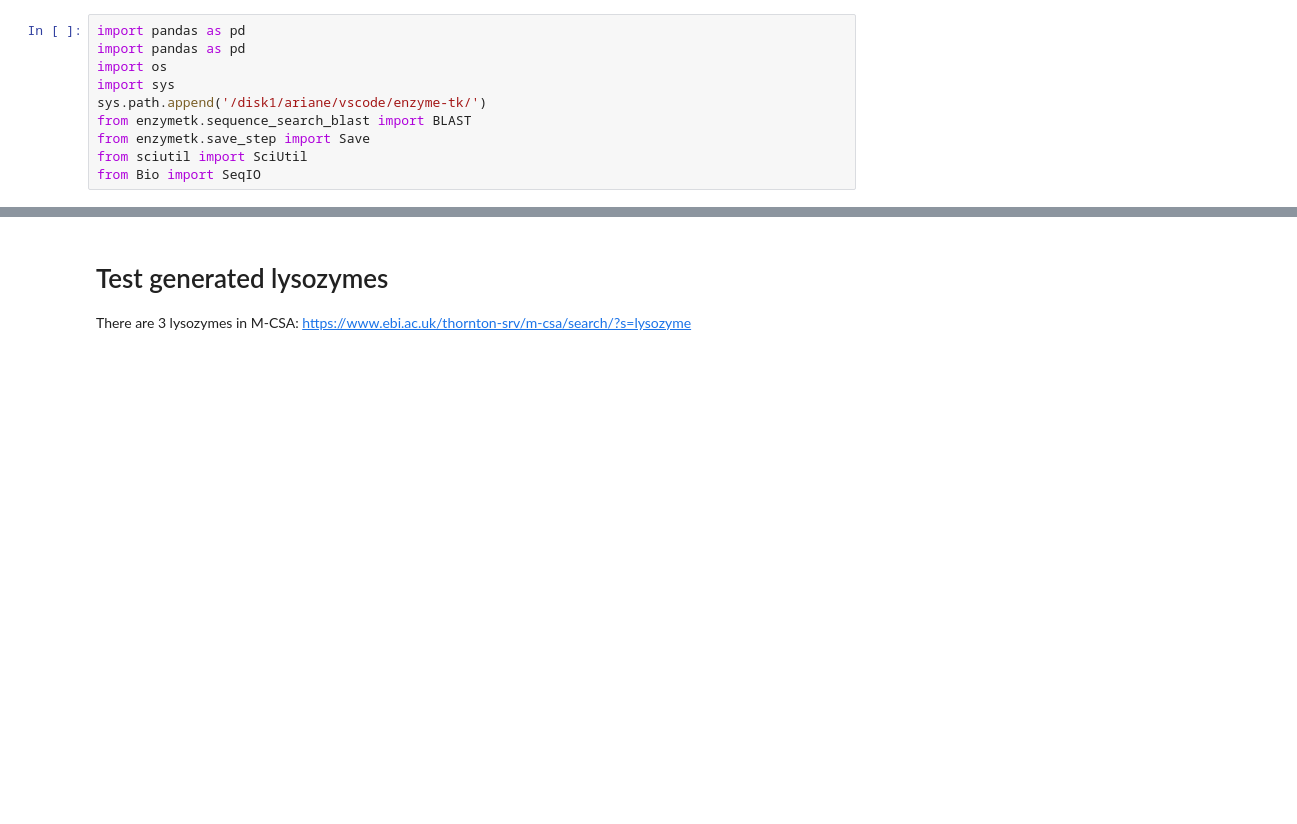
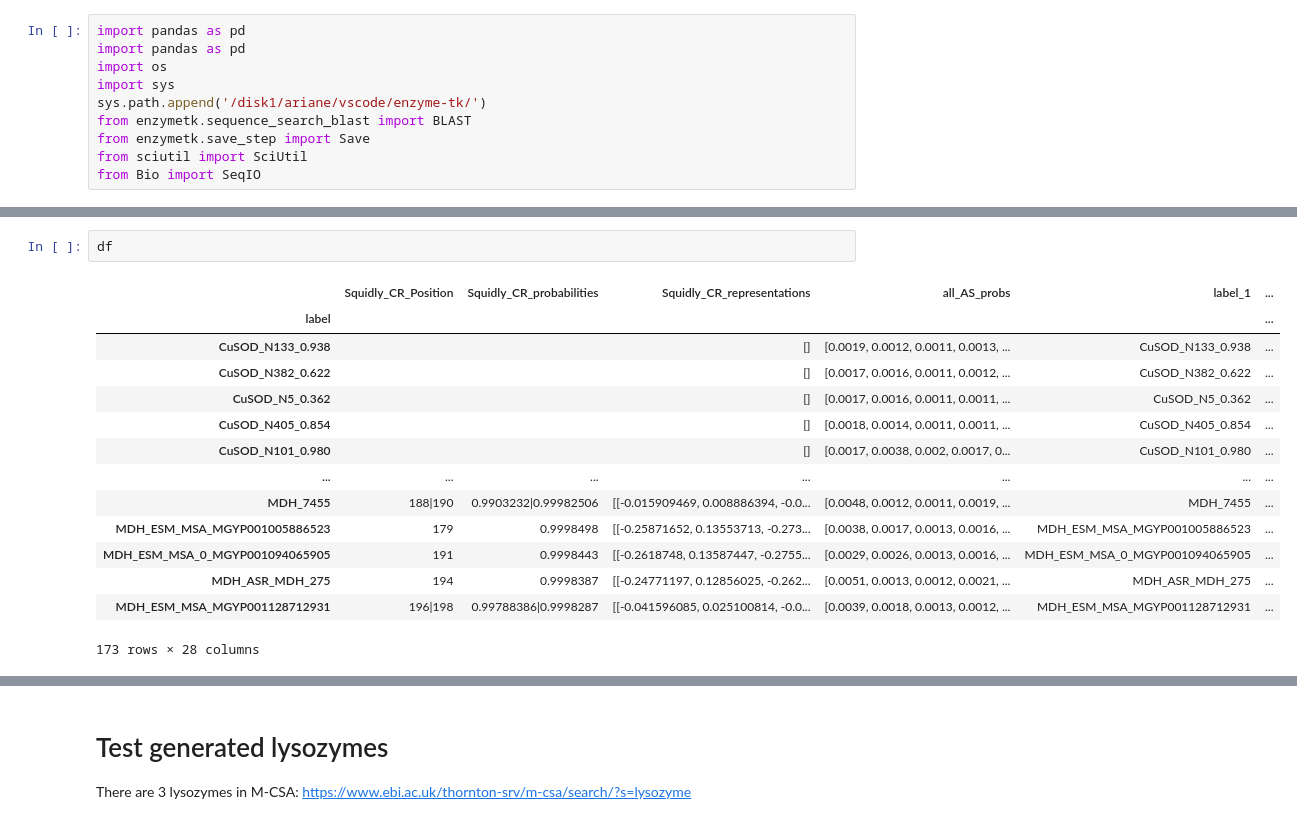
Before and after one commit to WRiegs/Squidly, a Jupyter notebook: manuscript/Inference_DenovoEnzymes.ipynb, the cells around one changed output, grey strips where cells are left out. Drawn from its saved outputs; the diff is of its cells as text; blank space fills up the shorter version.

```diff
--- a/manuscript/Inference_DenovoEnzymes.ipynb
+++ b/manuscript/Inference_DenovoEnzymes.ipynb
@@ -17,0 +167,17 @@ from Bio import SeqIO
+# %%
+df
+# %% [output]
+|  | Squidly_CR_Position | Squidly_CR_probabilities | Squidly_CR_representations | all_AS_probs | label_1 | ... |
+| label |  |  |  |  |  | ... |
+| CuSOD_N133_0.938 |  |  | [] | [0.0019, 0.0012, 0.0011, 0.0013, ... | CuSOD_N133_0.938 | ... |
+| CuSOD_N382_0.622 |  |  | [] | [0.0017, 0.0016, 0.0011, 0.0012, ... | CuSOD_N382_0.622 | ... |
+| CuSOD_N5_0.362 |  |  | [] | [0.0017, 0.0016, 0.0011, 0.0011, ... | CuSOD_N5_0.362 | ... |
+| CuSOD_N405_0.854 |  |  | [] | [0.0018, 0.0014, 0.0011, 0.0011, ... | CuSOD_N405_0.854 | ... |
+| CuSOD_N101_0.980 |  |  | [] | [0.0017, 0.0038, 0.002, 0.0017, 0... | CuSOD_N101_0.980 | ... |
+| ... | ... | ... | ... | ... | ... | ... |
+| MDH_7455 | 188|190 | 0.9903232|0.99982506 | [[-0.015909469, 0.008886394, -0.0... | [0.0048, 0.0012, 0.0011, 0.0019, ... | MDH_7455 | ... |
+| MDH_ESM_MSA_MGYP001005886523 | 179 | 0.9998498 | [[-0.25871652, 0.13553713, -0.273... | [0.0038, 0.0017, 0.0013, 0.0016, ... | MDH_ESM_MSA_MGYP001005886523 | ... |
+| MDH_ESM_MSA_0_MGYP001094065905 | 191 | 0.9998443 | [[-0.2618748, 0.13587447, -0.2755... | [0.0029, 0.0026, 0.0013, 0.0016, ... | MDH_ESM_MSA_0_MGYP001094065905 | ... |
+| MDH_ASR_MDH_275 | 194 | 0.9998387 | [[-0.24771197, 0.12856025, -0.262... | [0.0051, 0.0013, 0.0012, 0.0021, ... | MDH_ASR_MDH_275 | ... |
+| MDH_ESM_MSA_MGYP001128712931 | 196|198 | 0.99788386|0.9998287 | [[-0.041596085, 0.025100814, -0.0... | [0.0039, 0.0018, 0.0013, 0.0012, ... | MDH_ESM_MSA_MGYP001128712931 | ... |
+173 rows × 28 columns
```
Also changed, not shown: parts of 35 cells of this notebook, 4 other files.
